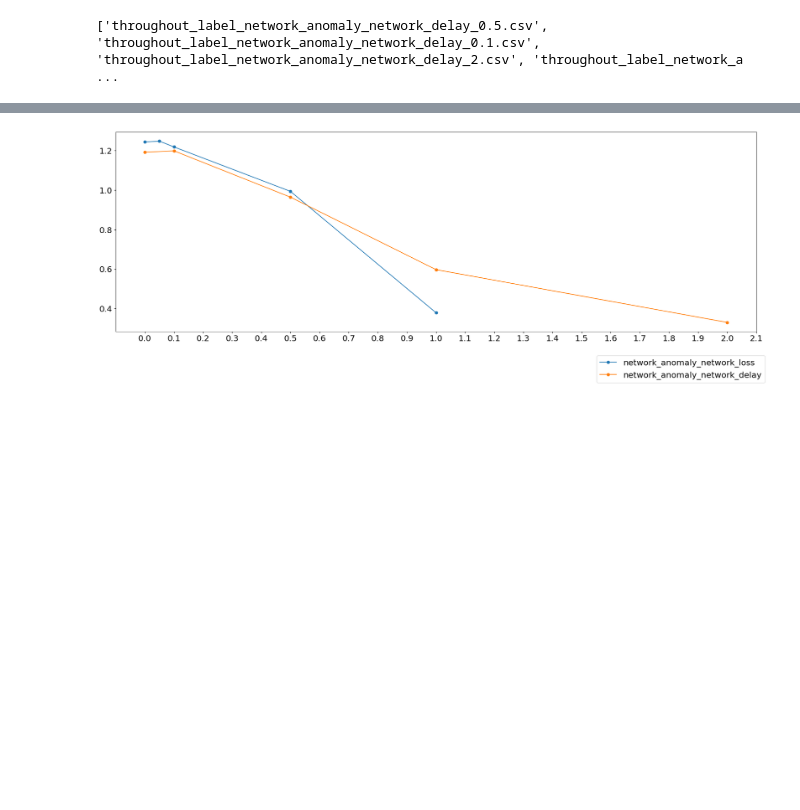
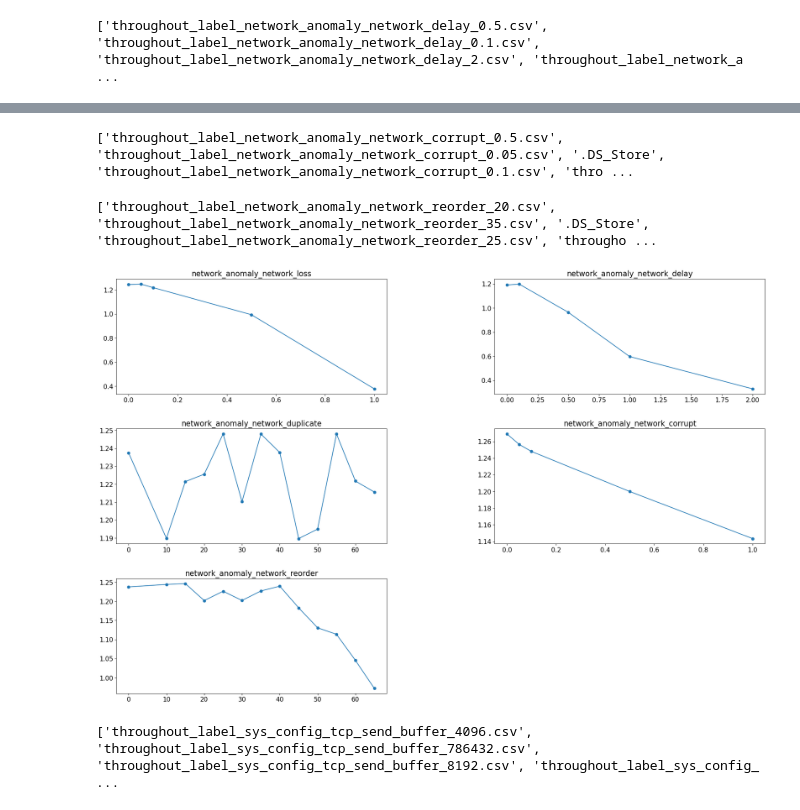
Before and after one commit to EhsanSaZ/BottleneckDetection, a Jupyter notebook: analysis/throughput_analysis.ipynb, the cells around one changed output, grey strips where cells are left out. Cells and saved outputs as stored; diff of their text form; code cells hidden in the pictures; blank space fills up the shorter version.

```diff
--- a/analysis/throughput_analysis.ipynb
+++ b/analysis/throughput_analysis.ipynb
@@ -394,0 +419,6 @@ network_anomaly_network_delay_y = np.array([thr_0, thr_01, thr_05, thr_1, thr_2]
+# %%
+csv_directory = csv_base_directory + "throughputs_data/17/"
+csv_files = os.listdir(csv_directory)
+print(csv_files)
+# %% [output]
+['throughout_label_network_anomaly_network_corrupt_0.5.csv', 'throughout_label_network_anomaly_network_corrupt_0.05.csv', '.DS_Store', 'throughout_label_network_anomaly_network_corrupt_0.1.csv', 'thro ...
@@ -395,17 +433,71 @@ network_anomaly_network_delay_y = np.array([thr_0, thr_01, thr_05, thr_1, thr_2]
+# %%
+csv_directory = csv_base_directory + "throughputs_data/18_1/"
+csv_files = os.listdir(csv_directory)
+print(csv_files)
+# %% [output]
+['throughout_label_network_anomaly_network_reorder_20.csv', 'throughout_label_network_anomaly_network_reorder_35.csv', '.DS_Store', 'throughout_label_network_anomaly_network_reorder_25.csv', 'througho ...
+# %%
+thr_0 = pd.read_csv(csv_directory + "throughout_label_network_anomaly_network_reorder_0.csv", header=None).iloc[:,2].mean()
+thr_10 = pd.read_csv(csv_directory + "throughout_label_network_anomaly_network_reorder_10.csv", header=None).iloc[:,2].mean()
+thr_15 = pd.read_csv(csv_directory + "throughout_label_network_anomaly_network_reorder_15.csv", header=None).iloc[:,2].mean()
+thr_20 = pd.read_csv(csv_directory + "throughout_label_network_anomaly_network_reorder_20.csv", header=None).iloc[:,2].mean()
+thr_25 = pd.read_csv(csv_directory + "throughout_label_network_anomaly_network_reorder_25.csv", header=None).iloc[:,2].mean()
+thr_30 = pd.read_csv(csv_directory + "throughout_label_network_anomaly_network_reorder_30.csv", header=None).iloc[:,2].mean()
+thr_35 = pd.read_csv(csv_directory + "throughout_label_network_anomaly_network_reorder_35.csv", header=None).iloc[:,2].mean()
+thr_40 = pd.read_csv(csv_directory + "throughout_label_network_anomaly_network_reorder_40.csv", header=None).iloc[:,2].mean()
+thr_45 = pd.read_csv(csv_directory + "throughout_label_network_anomaly_network_reorder_45.csv", header=None).iloc[:,2].mean()
+thr_50 = pd.read_csv(csv_directory + "throughout_label_network_anomaly_network_reorder_50.csv", header=None).iloc[:,2].mean()
+thr_55 = pd.read_csv(csv_directory + "throughout_label_network_anomaly_network_reorder_55.csv", header=None).iloc[:,2].mean()
+thr_60 = pd.read_csv(csv_directory + "throughout_label_network_anomaly_network_reorder_60.csv", header=None).iloc[:,2].mean()
+thr_65 = pd.read_csv(csv_directory + "throughout_label_network_anomaly_network_reorder_65.csv", header=None).iloc[:,2].mean()
+network_anomaly_network_reorder_x = np.array([0, 10, 15, 20, 25, 30, 35, 40, 45, 50, 55, 60, 65])
+network_anomaly_network_reorder_y = np.array([thr_0, thr_10, thr_15, thr_20, thr_25, thr_30, thr_35,
+                                              thr_40, thr_45, thr_50, thr_55, thr_60, thr_65])
+# print(network_anomaly_network_duplicate_y)
 # %%
 from matplotlib.pyplot import figure
 from matplotlib import pyplot as plt
-plt.rcParams.update({'font.size': 18})
-fig = figure(figsize=(25, 8), dpi=80)
+plt.rcParams.update({'font.size': 14})
+
+fig = figure(figsize=(25, 16), dpi=80)
 # plt.yticks(np.arange(0, max(write_congestion_by_sender_on_sender_ost_y)+1, 0.1))
-plt.xticks(np.arange(0, 5, 0.1))
-plt.plot(network_anomaly_network_loss_x, network_anomaly_network_loss_y, marker='o', label = "network_anomaly_network_loss")
-plt.plot(network_anomaly_network_delay_x, network_anomaly_network_delay_y, marker='o', label = "network_anomaly_network_delay")
+fig.tight_layout(h_pad=2)
+
+ax = fig.add_subplot(321)
+ax.plot(network_anomaly_network_loss_x, network_anomaly_network_loss_y, marker='o', label = "network_anomaly_network_loss")
+ax.set_title('network_anomaly_network_loss')
+
+ax2 = fig.add_subplot(322)
+ax2.plot(network_anomaly_network_delay_x, network_anomaly_network_delay_y, marker='o', label = "network_anomaly_network_delay")
+ax2.set_title('network_anomaly_network_delay')
+
+# THIS SEEMS THAT HAS NO IMPORTANT EFFECT !!
+ax3 = fig.add_subplot(323)
+ax3.plot(network_anomaly_network_duplicate_x, network_anomaly_network_duplicate_y, marker='o', label = "network_anomaly_network_duplicate")
+ax3.set_title('network_anomaly_network_duplicate')
+
+ax4 = fig.add_subplot(324)
+ax4.plot(network_anomaly_network_corrupt_x, network_anomaly_network_corrupt_y, marker='o', label = "network_anomaly_network_corrupt")
+ax4.set_title('network_anomaly_network_corrupt')
+
+ax5 = fig.add_subplot(325)
+ax5.plot(network_anomaly_network_reorder_x, network_anomaly_network_reorder_y, marker='o', label = "network_anomaly_network_reorder")
+ax5.set_title('network_anomaly_network_reorder')
+# plt.plot(network_anomaly_network_loss_x, network_anomaly_network_loss_y, marker='o', label = "network_anomaly_network_loss")
+# plt.plot(network_anomaly_network_delay_x, network_anomaly_network_delay_y, marker='o', label = "network_anomaly_network_delay")
+
 # plt.plot(write_congestion_by_receiver_on_receiver_ost_x, write_congestion_by_receiver_on_receiver_ost_y, marker='o', label = "write_congestion_by_receiver_on_receiver_ost")
 # plt.plot(write_congestion_by_clients_on_receiver_ost_x, write_congestion_by_clients_on_receiver_ost_y, marker='o', label = "write_congestion_by_clients_on_receiver_ost")
 # plt.plot(write_congestion_by_sender_on_other_ost_x, write_congestion_by_sender_on_other_ost_y, marker='o', label = "write_congestion_by_sender_on_other_ost")
 # plt.plot(write_congestion_by_receiver_on_other_ost_x, write_congestion_by_receiver_on_other_ost_y, marker='o', label = "write_congestion_by_receiver_on_other_ost")
-plt.legend(bbox_to_anchor=(1.02, -0.1), loc='upper right')
+# set the spacing between subplots
+plt.subplots_adjust(left=0.1,bottom=0.1,  right=0.9,  top=0.9,  wspace=0.4,  hspace=0.3)
 plt.show()
 # %% [output]
-[figure, old version]
+[figure, new version]
+# %%
+csv_directory = csv_base_directory + "throughputs_data/19/"
+csv_files = os.listdir(csv_directory)
+print(csv_files)
+# %% [output]
+['throughout_label_sys_config_tcp_send_buffer_4096.csv', 'throughout_label_sys_config_tcp_send_buffer_786432.csv', 'throughout_label_sys_config_tcp_send_buffer_8192.csv', 'throughout_label_sys_config_ ...
```
Also changed, not shown: parts of 6 cells of this notebook.
